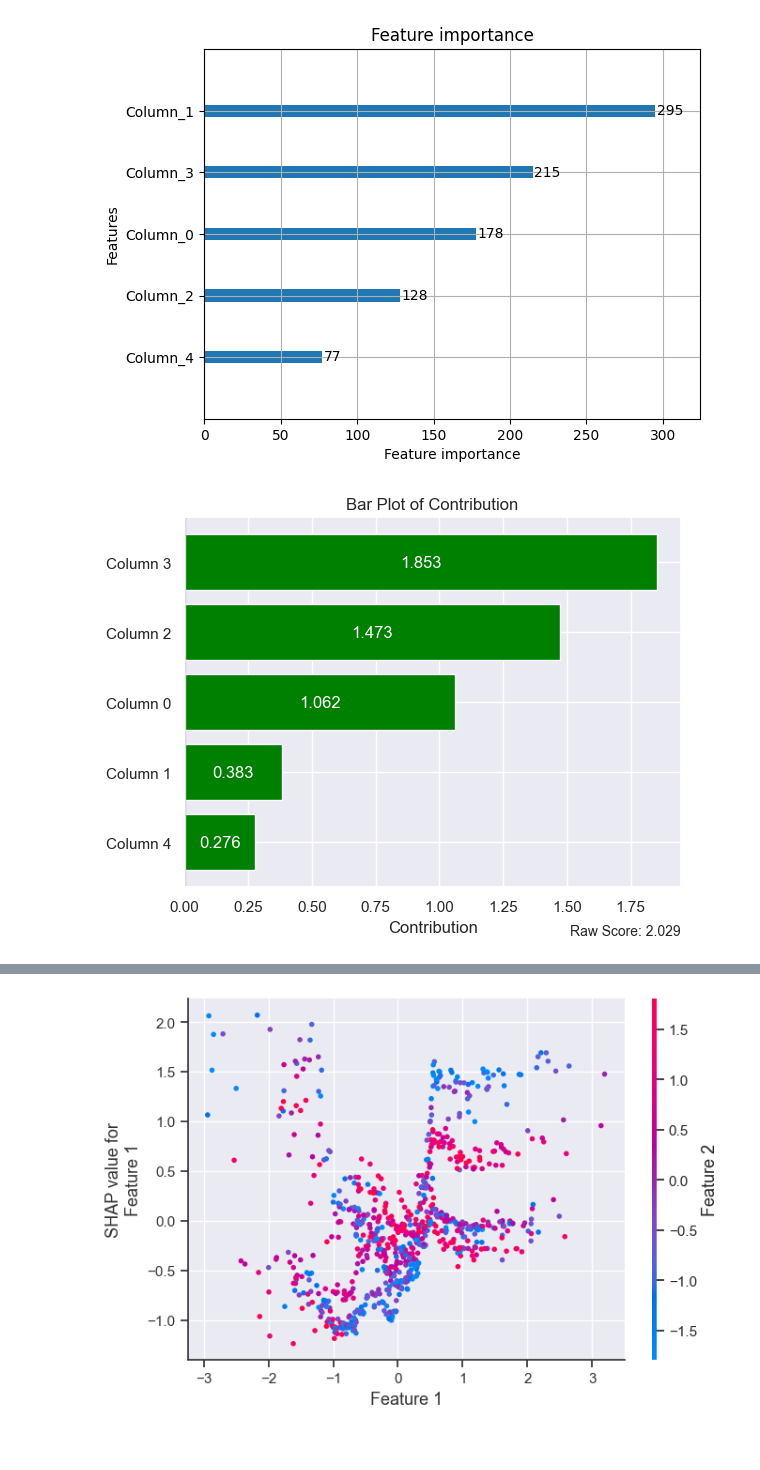
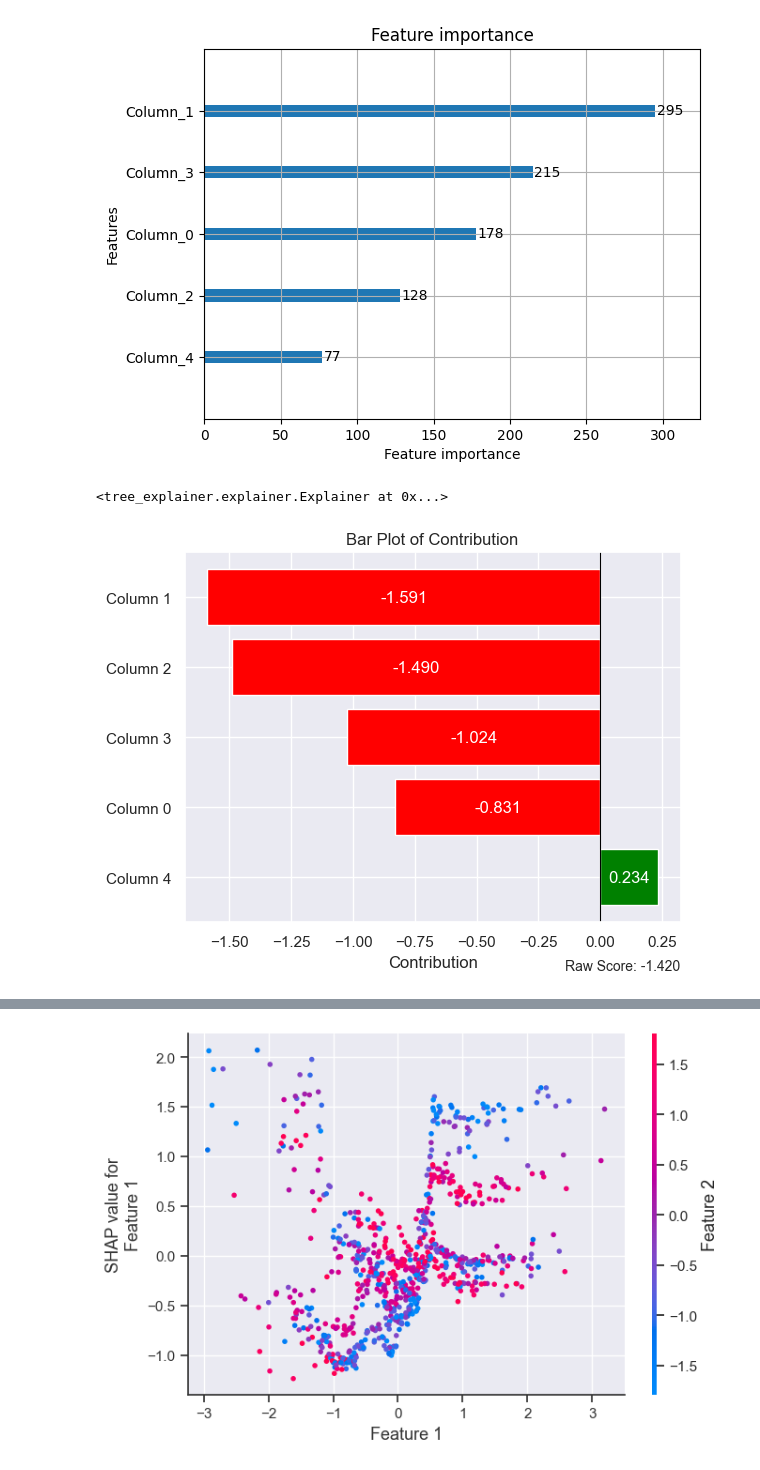
Before and after one commit to sametcopur/treemind, a Jupyter notebook: deneme.ipynb, the cells around one changed output, grey strips where cells are left out. Saved outputs shown, nothing was run; the diff lists cells and outputs as text; code cells hidden in the pictures.

```diff
--- a/deneme.ipynb
+++ b/deneme.ipynb
@@ -99,8 +95,13 @@ tree.analyze_tree()
+# %%
+tree = Explainer()
+tree(model)
+# %% [output]
+<tree_explainer.explainer.Explainer at 0x...>
 # %%
-i = 0
+i = 7
+
 values, raw_score = tree.analyze_row(X_train[[i], :], detailed=False)
+plot_bar(values, raw_score)
+# %% [output]
+[figure, added]
-# %%
-plot_bar(values, raw_score)
-# %% [output]
-[figure, removed]
 # %%
```
Also changed, not shown: parts of 14 cells of this notebook, 7 other files.
